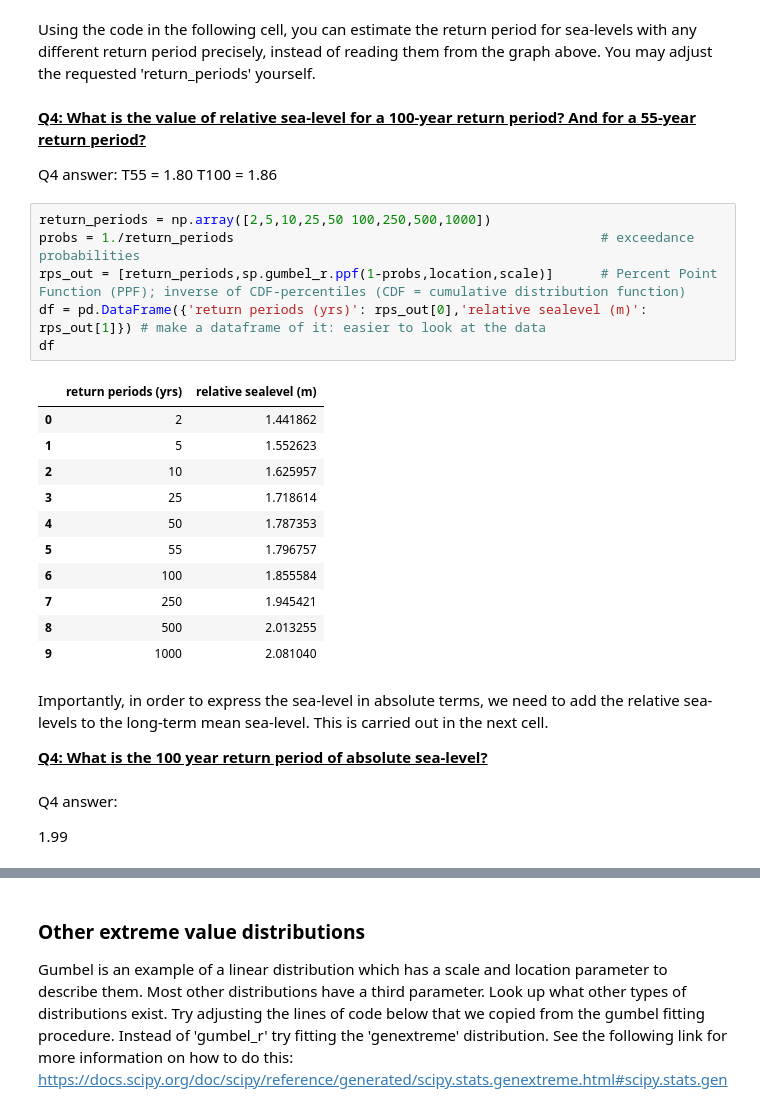
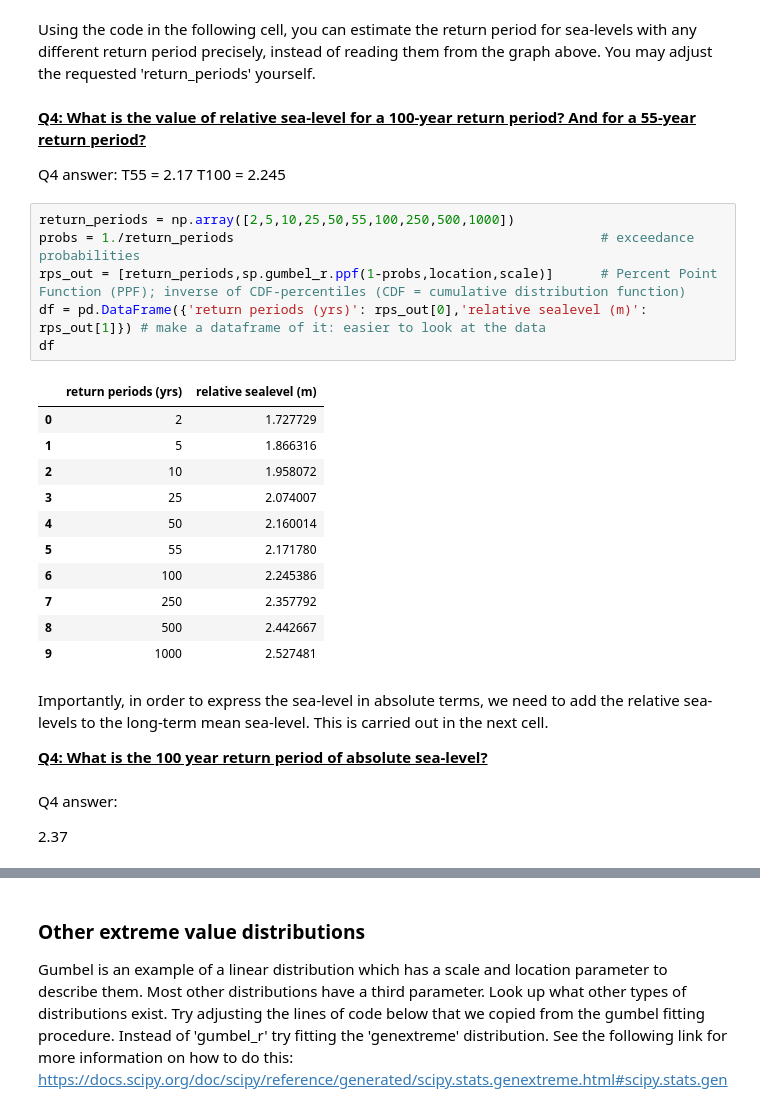
Before and after one commit to sd-59/Assignment_2_Coastal_flood_hazard_assessment-, a Jupyter notebook: notebooks/02_frequency_analysis.ipynb, the cells around one changed output, grey strips where cells are left out. Saved outputs shown, nothing was run; the diff lists cells and outputs as text.

```diff
--- a/notebooks/02_frequency_analysis.ipynb
+++ b/notebooks/02_frequency_analysis.ipynb
@@ -375,26 +339,26 @@ Using the code in the following cell, you can estimate the return period for sea
 <u>**Q4: What is the value of relative sea-level for a 100-year return period? And for a 55-year return period?**<u>
 
 Q4 answer:
-T55 = 1.80
-T100 = 1.86
+T55 = 2.17
+T100 = 2.245
 # %%
-return_periods = np.array([2,5,10,25,50 100,250,500,1000])
+return_periods = np.array([2,5,10,25,50,55,100,250,500,1000])
 probs = 1./return_periods                                               # exceedance probabilities
 rps_out = [return_periods,sp.gumbel_r.ppf(1-probs,location,scale)]      # Percent Point Function (PPF); inverse of CDF-percentiles (CDF = cumulative distribution function)
 df = pd.DataFrame({'return periods (yrs)': rps_out[0],'relative sealevel (m)': rps_out[1]}) # make a dataframe of it: easier to look at the data
 df
 # %% [output]
 |  | return periods (yrs) | relative sealevel (m) |
-| 0 | 2 | 1.441862 |
-| 1 | 5 | 1.552623 |
-| 2 | 10 | 1.625957 |
-| 3 | 25 | 1.718614 |
-| 4 | 50 | 1.787353 |
-| 5 | 55 | 1.796757 |
-| 6 | 100 | 1.855584 |
-| 7 | 250 | 1.945421 |
-| 8 | 500 | 2.013255 |
-| 9 | 1000 | 2.081040 |
+| 0 | 2 | 1.727729 |
+| 1 | 5 | 1.866316 |
+| 2 | 10 | 1.958072 |
+| 3 | 25 | 2.074007 |
+| 4 | 50 | 2.160014 |
+| 5 | 55 | 2.171780 |
+| 6 | 100 | 2.245386 |
+| 7 | 250 | 2.357792 |
+| 8 | 500 | 2.442667 |
+| 9 | 1000 | 2.527481 |
 # %% [markdown]
 Importantly, in order to express the sea-level in absolute terms, we need to add the relative sea-levels to the long-term mean sea-level. This is carried out in the next cell.
 
@@ -402,7 +366,7 @@ Importantly, in order to express the sea-level in absolute terms, we need to add
 # %% [markdown]
 Q4 answer:
 
-1.99
+2.37
 # %%
 df['absolute sealevel (m)'] = df['relative sealevel (m)']+waterlevel['sealevel_det'].mean() # sum the relative sealevel and the detrended sealevel timeseries
 df
```
Also changed, not shown: parts of 4 cells of this notebook.
